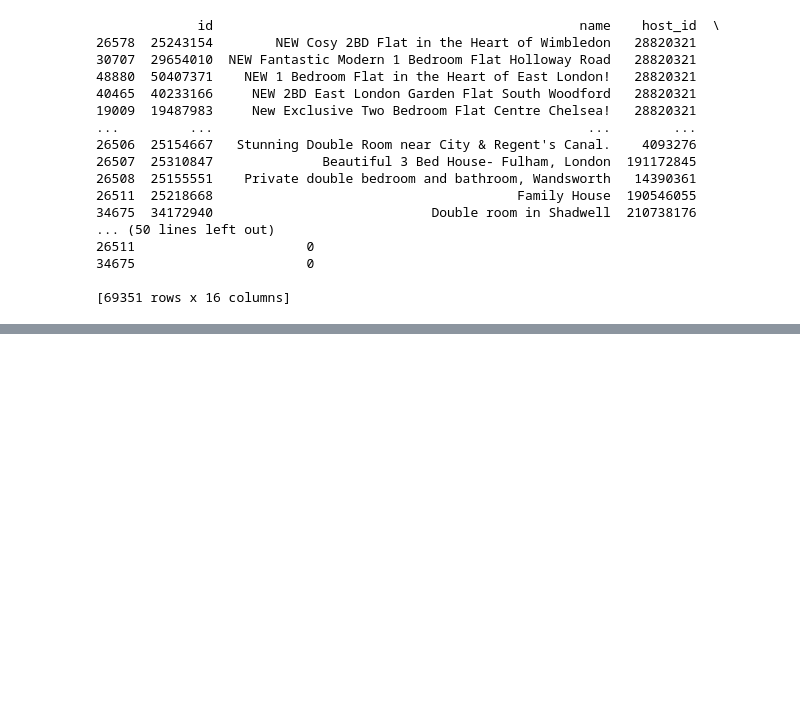
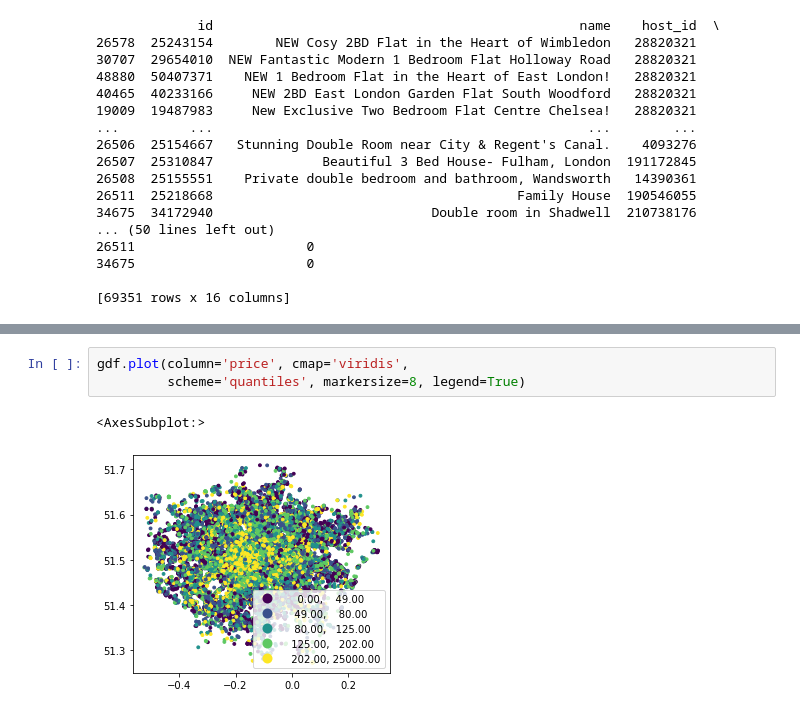
Before and after one commit to lordschmear/FSDS-Final-Report, a Jupyter notebook: diegocode.ipynb, the cells around one changed output, grey strips where cells are left out. Cells and saved outputs as stored; diff of their text form; blank space fills up the shorter version.

```diff
--- a/diegocode.ipynb
+++ b/diegocode.ipynb
@@ -195,0 +230,6 @@ print(chlc_htl)
+# %%
+gdf.plot(column='price', cmap='viridis',
+         scheme='quantiles', markersize=8, legend=True)
+# %% [output]
+<AxesSubplot:>
+[figure, added]
```
Also changed, not shown: parts of 12 cells of this notebook.
